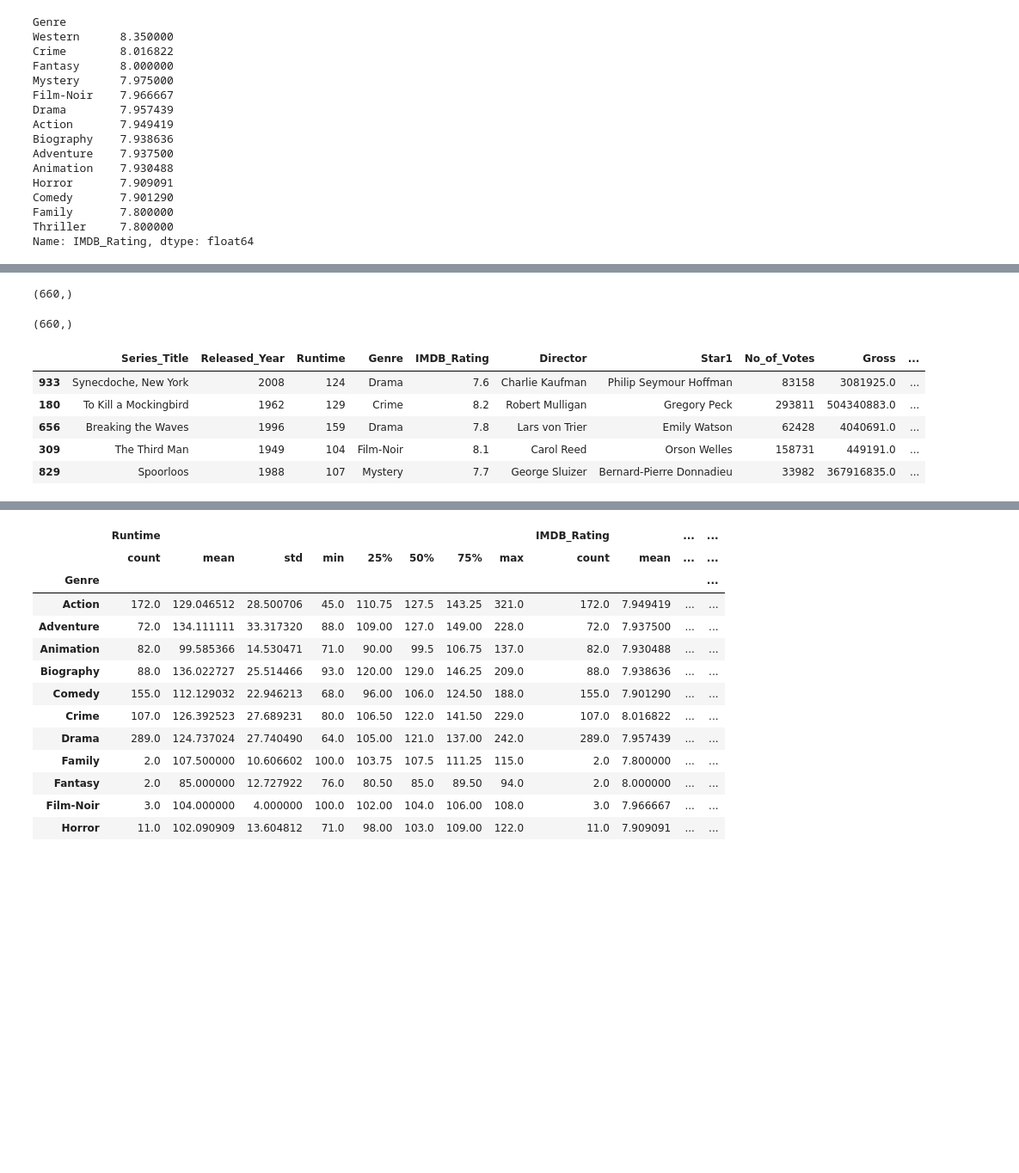
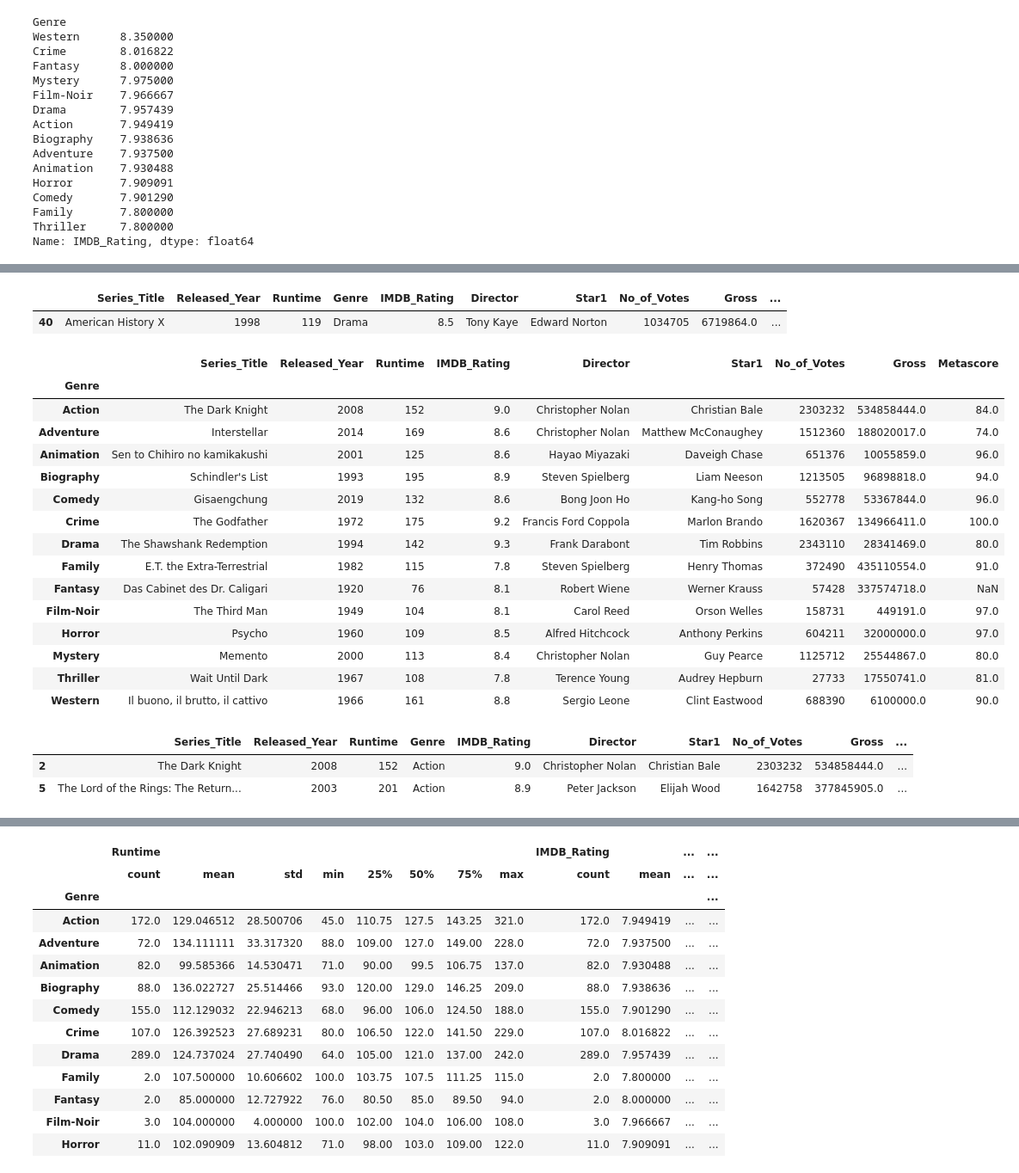
Before and after one commit to hemant087/3_Pandas, a Jupyter notebook: groupby.ipynb, the cells around one changed output, grey strips where cells are left out. Shown at 86% size. Drawn from its saved outputs; the diff is of its cells as text; code cells hidden in the pictures; blank space fills up the shorter version.

```diff
--- a/session_19_groupby_objects.ipynb
+++ b/groupby.ipynb
@@ -51,29 +97,42 @@ Name: IMDB_Rating, dtype: float64
+# %%
+# GroupBy Attributes and Methods
+# find total number of groups -> len
+# find items in each group -> size
+# first()/last() -> nth item
+# get_group -> vs filtering
+# groups
+# describe
+# sample
+# nunique
+df.sample(1)
+# %% [output]
+|  | Series_Title | Released_Year | Runtime | Genre | IMDB_Rating | Director | Star1 | No_of_Votes | Gross | ... |
+| 40 | American History X | 1998 | 119 | Drama | 8.5 | Tony Kaye | Edward Norton | 1034705 | 6719864.0 | ... |
+# %%
+# first()/last() -> nth item
+df.groupby("Genre").first()
+# %% [output]
+|  | Series_Title | Released_Year | Runtime | IMDB_Rating | Director | Star1 | No_of_Votes | Gross | Metascore |
+| Genre |  |  |  |  |  |  |  |  |  |
+| Action | The Dark Knight | 2008 | 152 | 9.0 | Christopher Nolan | Christian Bale | 2303232 | 534858444.0 | 84.0 |
+| Adventure | Interstellar | 2014 | 169 | 8.6 | Christopher Nolan | Matthew McConaughey | 1512360 | 188020017.0 | 74.0 |
+| Animation | Sen to Chihiro no kamikakushi | 2001 | 125 | 8.6 | Hayao Miyazaki | Daveigh Chase | 651376 | 10055859.0 | 96.0 |
+| Biography | Schindler's List | 1993 | 195 | 8.9 | Steven Spielberg | Liam Neeson | 1213505 | 96898818.0 | 94.0 |
+| Comedy | Gisaengchung | 2019 | 132 | 8.6 | Bong Joon Ho | Kang-ho Song | 552778 | 53367844.0 | 96.0 |
+| Crime | The Godfather | 1972 | 175 | 9.2 | Francis Ford Coppola | Marlon Brando | 1620367 | 134966411.0 | 100.0 |
+| Drama | The Shawshank Redemption | 1994 | 142 | 9.3 | Frank Darabont | Tim Robbins | 2343110 | 28341469.0 | 80.0 |
+| Family | E.T. the Extra-Terrestrial | 1982 | 115 | 7.8 | Steven Spielberg | Henry Thomas | 372490 | 435110554.0 | 91.0 |
+| Fantasy | Das Cabinet des Dr. Caligari | 1920 | 76 | 8.1 | Robert Wiene | Werner Krauss | 57428 | 337574718.0 | NaN |
+| Film-Noir | The Third Man | 1949 | 104 | 8.1 | Carol Reed | Orson Welles | 158731 | 449191.0 | 97.0 |
+| Horror | Psycho | 1960 | 109 | 8.5 | Alfred Hitchcock | Anthony Perkins | 604211 | 32000000.0 | 97.0 |
+| Mystery | Memento | 2000 | 113 | 8.4 | Christopher Nolan | Guy Pearce | 1125712 | 25544867.0 | 80.0 |
+| Thriller | Wait Until Dark | 1967 | 108 | 7.8 | Terence Young | Audrey Hepburn | 27733 | 17550741.0 | 81.0 |
+| Western | Il buono, il brutto, il cattivo | 1966 | 161 | 8.8 | Sergio Leone | Clint Eastwood | 688390 | 6100000.0 | 90.0 |
 # %%
-# df.loc[df.groupby("Genre")["IMDB_Rating"].idxmax()]
+# df[df["Genre"] == "Action"]
+
+df.groupby("Genre").get_group("Action").head(2)
+# %% [output]
+|  | Series_Title | Released_Year | Runtime | Genre | IMDB_Rating | Director | Star1 | No_of_Votes | Gross | ... |
+| 2 | The Dark Knight | 2008 | 152 | Action | 9.0 | Christopher Nolan | Christian Bale | 2303232 | 534858444.0 | ... |
+| 5 | The Lord of the Rings: The Return... | 2003 | 201 | Action | 8.9 | Peter Jackson | Elijah Wood | 1642758 | 377845905.0 | ... |
-# %%
-# find number of movies done by each actor
-df.groupby("Star1").size().sort_values(ascending = False).shape
-# %% [output]
-(660,)
-# %%
-df['Star1'].unique().shape
-# %% [output]
-(660,)
-# %%
-# GroupBy Attributes and Methods
-# find total number of groups -> len
-# find items in each group -> size
-# first()/last() -> nth item
-# get_group -> vs filtering
-# groups
-# describe
-# sample
-# nunique
-df.sample(5)
-# %% [output]
-|  | Series_Title | Released_Year | Runtime | Genre | IMDB_Rating | Director | Star1 | No_of_Votes | Gross | ... |
-| 933 | Synecdoche, New York | 2008 | 124 | Drama | 7.6 | Charlie Kaufman | Philip Seymour Hoffman | 83158 | 3081925.0 | ... |
-| 180 | To Kill a Mockingbird | 1962 | 129 | Crime | 8.2 | Robert Mulligan | Gregory Peck | 293811 | 504340883.0 | ... |
-| 656 | Breaking the Waves | 1996 | 159 | Drama | 7.8 | Lars von Trier | Emily Watson | 62428 | 4040691.0 | ... |
-| 309 | The Third Man | 1949 | 104 | Film-Noir | 8.1 | Carol Reed | Orson Welles | 158731 | 449191.0 | ... |
-| 829 | Spoorloos | 1988 | 107 | Mystery | 7.7 | George Sluizer | Bernard-Pierre Donnadieu | 33982 | 367916835.0 | ... |
```
Also changed, not shown: parts of 36 cells of this notebook.
